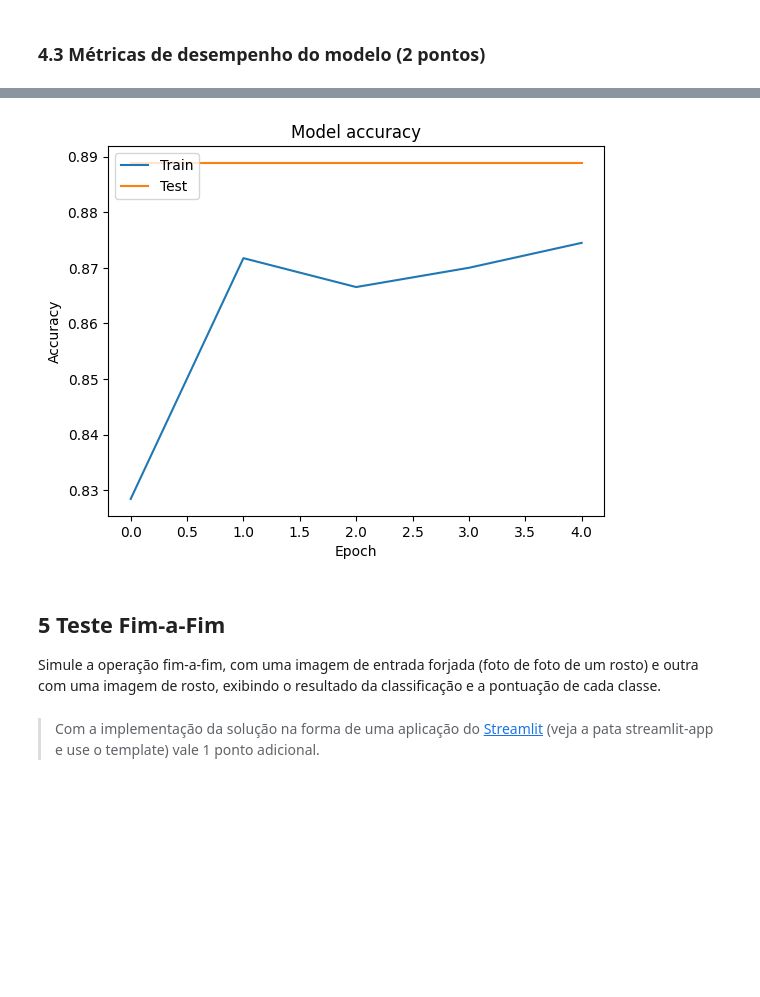
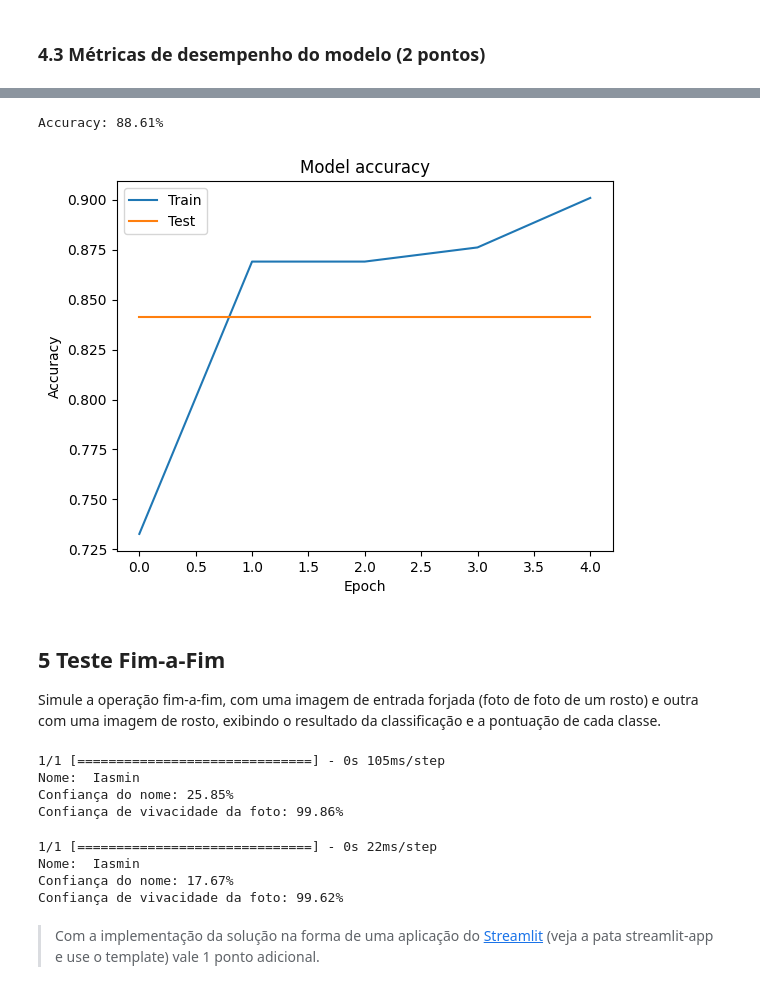
Before and after one commit to MBA-IA-GROUP-A/visao-computacional-detector-liveness, a Jupyter notebook: notebook/deteccao-liveness-notebook.ipynb, the cells around one changed output, grey strips where cells are left out. Saved outputs shown, nothing was run; the diff lists cells and outputs as text; code cells hidden in the pictures; blank space fills up the shorter version.

```diff
--- a/notebook/deteccao-liveness-notebook.ipynb
+++ b/notebook/deteccao-liveness-notebook.ipynb
@@ -91,7 +97,7 @@ from keras import optimizers
 # %%
 # Definindo um tamanho para padronizar as imagens
 IMAGE_SIZE = [192, 192]
-BATCH_SIZE = 16
+BATCH_SIZE = 25
 # %%
 # Instanciando classificador de faces
 haarcascade = cv2.CascadeClassifier(cv2.data.haarcascades + 'haarcascade_frontalface_default.xml')
@@ -332,8 +338,8 @@ Non-trainable params: 40
 _________________________________________________________________
 # %%
 optimizer = tf.keras.optimizers.Nadam()
-model.compile(loss="binary_crossentropy", optimizer=optimizer, metrics='binary_accuracy')
+model.compile(loss="binary_crossentropy", optimizer=optimizer, metrics=['accuracy'])
 # %%
-history = model.fit(X_train_liveness, y_train_liveness, epochs=5, steps_per_epoch=X_train_liveness.__len__()//BATCH_SIZE, validation_split=0.1, shuffle=False, use_multiprocessing=True)
+history = model.fit(X_train_liveness, y_train_liveness, epochs=5, steps_per_epoch=(X_train_liveness.__len__())//BATCH_SIZE, validation_split=0.1, shuffle=False, use_multiprocessing=True)
 # %% [output]
 Epoch 1/5
@@ -355,13 +363,17 @@ eval = model.evaluate(X_test_liveness, y_test_liveness, batch_size=BATCH_SIZE, v
+# %%
+print("Accuracy: %.2f%%" % (eval[1]*100))
+# %% [output]
+Accuracy: 88.61%
 # %%
-plt.plot(history.history['binary_accuracy'])
-plt.plot(history.history['val_binary_accuracy'])
+plt.plot(history.history['accuracy'])
+plt.plot(history.history['val_accuracy'])
 plt.title('Model accuracy')
 plt.ylabel('Accuracy')
 plt.xlabel('Epoch')
 plt.legend(['Train', 'Test'], loc='upper left')
 plt.show()
 # %% [output]
-[figure, old version]
+[figure, new version]
 # %% [markdown]
 ## 5 Teste Fim-a-Fim
 
@@ -369,3 +407,28 @@ Simule a operação fim-a-fim, com uma imagem de entrada forjada (foto de foto d
+# %%
+# Imagem real
+IMAGE = 'samples/Iasmin/Selfie_2.jpg'
+face_detector_result = predict_name(IMAGE)
+liveness_result = predict_liveness(IMAGE)
+print("Nome: ", face_detector_result[0])
+print("Confiança do nome: {}%".format(round(face_detector_result[1], 2)))
+print("Confiança de vivacidade da foto: {}%".format(round(liveness_result, 2)))
+# %% [output]
+1/1 [==============================] - 0s 105ms/step
+Nome:  Iasmin
+Confiança do nome: 25.85%
+Confiança de vivacidade da foto: 99.86%
+# %%
+IMAGE = 'samples/Iasmin/ID_1.jpg'
+face_detector_result = predict_name(IMAGE)
+liveness_result = predict_liveness(IMAGE)
+print("Nome: ", face_detector_result[0])
+print("Confiança do nome: {}%".format(round(face_detector_result[1], 2)))
+print("Confiança de vivacidade da foto: {}%".format(round(liveness_result, 2)))
+# %% [output]
+1/1 [==============================] - 0s 22ms/step
+Nome:  Iasmin
+Confiança do nome: 17.67%
+Confiança de vivacidade da foto: 99.62%
 # %% [markdown]
 >Com a implementação da solução na forma de uma aplicação do [Streamlit](https://www.streamlit.io/) (veja a pata streamlit-app e use o template) vale 1 ponto adicional.
 # %% [markdown]
```
Also changed, not shown: parts of 16 cells of this notebook, 2 other files.
